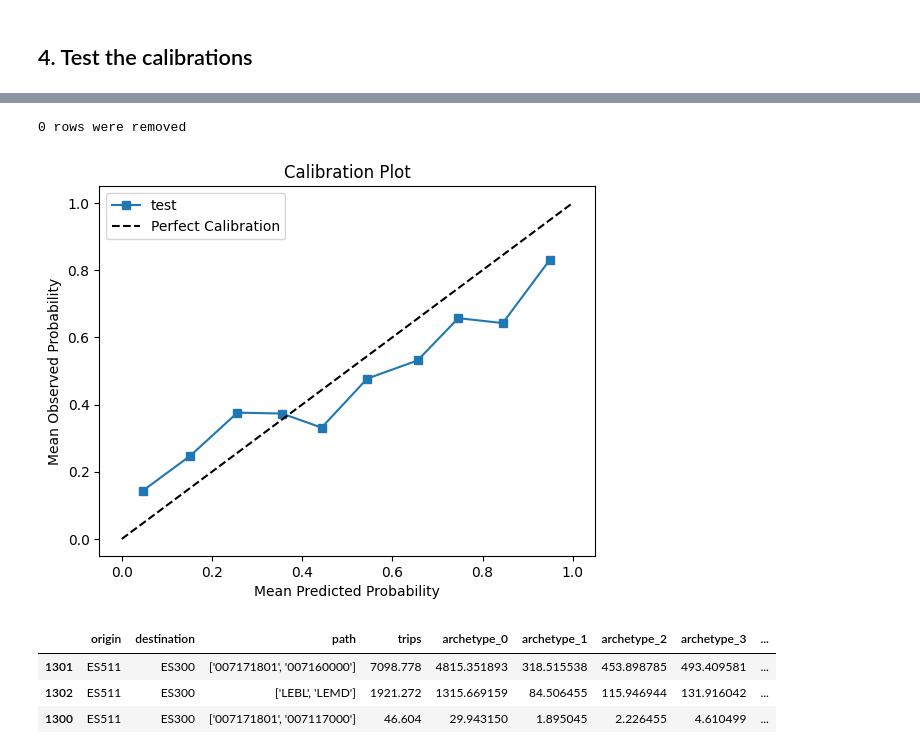
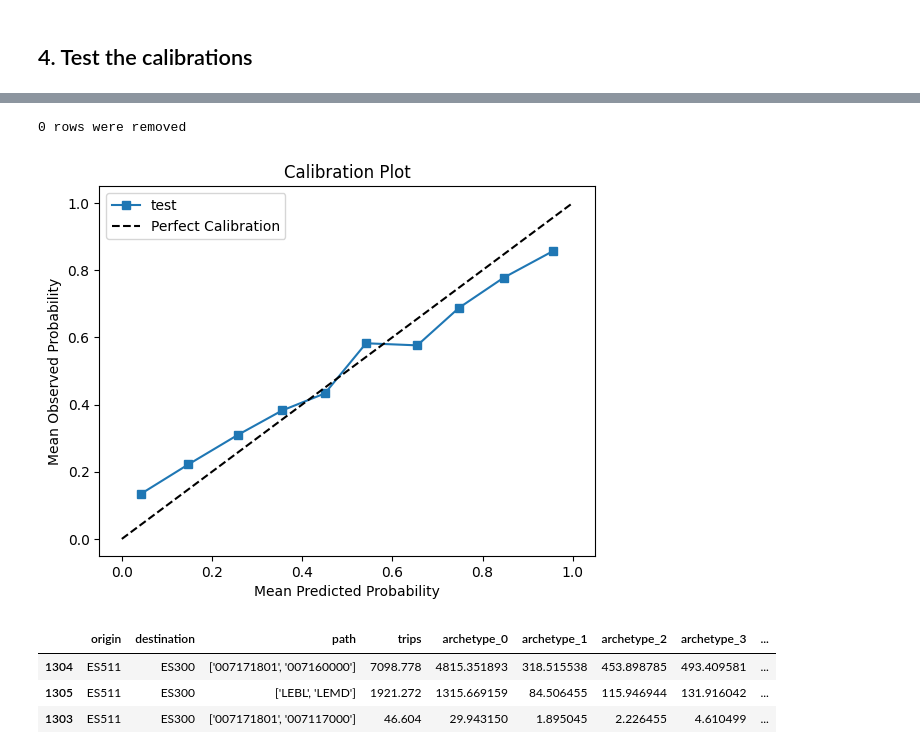
Before and after one commit to UoW-ATM/MultiModX, a Jupyter notebook: notebooks/logit_model_calibration_and_analysis.ipynb, the cells around one changed output, grey strips where cells are left out. Saved outputs shown, nothing was run; the diff lists cells and outputs as text; code cells hidden in the pictures.

```diff
--- a/notebooks/logit_model_calibration_and_analysis.ipynb
+++ b/notebooks/logit_model_calibration_and_analysis.ipynb
@@ -32,7 +29,7 @@ The autoreload extension is already loaded. To reload it, use:
 from strategic_evaluator.logit_model import *
 from script.trips_format import *
 # %%
-trips_logit=pd.read_csv(r"C:\Users\LMENENDEZ\GitHub\MultiModX\trips_logit_CS10.csv")
+trips_logit=pd.read_csv(r"C:\Users\LMENENDEZ\GitHub\MultiModX\trips_logit_CS10_2_conn.csv")
 # %%
 trips_logit_old=pd.read_csv(r"C:\Users\LMENENDEZ\GitHub\MultiModX\trips_logit.csv")
 # %%
@@ -324,7 +323,7 @@ for k in range(6):
 # %%
 calibration_matrix_improved[calibration_matrix_improved.isna().any(axis=1)]
 # %%
-database_path = r"C:\Users\LMENENDEZ\GitHub\MultiModX\calibration_matrix_improved_CS10.csv"
+database_path = r"C:\Users\LMENENDEZ\GitHub\MultiModX\calibration_matrix_improved_CS10_2_conn.csv"
 n_archetypes = 6
 n_alternatives = 3
 test_improved=calibrate_main(database_path, n_archetypes, n_alternatives)
@@ -510,12 +593,12 @@ Standard deviation: 0.2653
 # %%
-calibration_plot(final_test_improved["archetype_2"],"test")
+calibration_plot(final_test_improved["archetype_5"],"test")
 # %% [output]
 0 rows were removed
-[figure, old version]
+[figure, new version]
 # %%
 trips_logit[(trips_logit["destination"]=="ES300")&(trips_logit["origin"]=="ES511")]
 # %% [output]
 |  | origin | destination | path | trips | archetype_0 | archetype_1 | archetype_2 | archetype_3 | ... |
-| 1301 | ES511 | ES300 | ['007171801', '007160000'] | 7098.778 | 4815.351893 | 318.515538 | 453.898785 | 493.409581 | ... |
-| 1302 | ES511 | ES300 | ['LEBL', 'LEMD'] | 1921.272 | 1315.669159 | 84.506455 | 115.946944 | 131.916042 | ... |
-| 1300 | ES511 | ES300 | ['007171801', '007117000'] | 46.604 | 29.943150 | 1.895045 | 2.226455 | 4.610499 | ... |
+| 1304 | ES511 | ES300 | ['007171801', '007160000'] | 7098.778 | 4815.351893 | 318.515538 | 453.898785 | 493.409581 | ... |
+| 1305 | ES511 | ES300 | ['LEBL', 'LEMD'] | 1921.272 | 1315.669159 | 84.506455 | 115.946944 | 131.916042 | ... |
+| 1303 | ES511 | ES300 | ['007171801', '007117000'] | 46.604 | 29.943150 | 1.895045 | 2.226455 | 4.610499 | ... |
```
Also changed, not shown: parts of 38 cells of this notebook, 2 other files.
